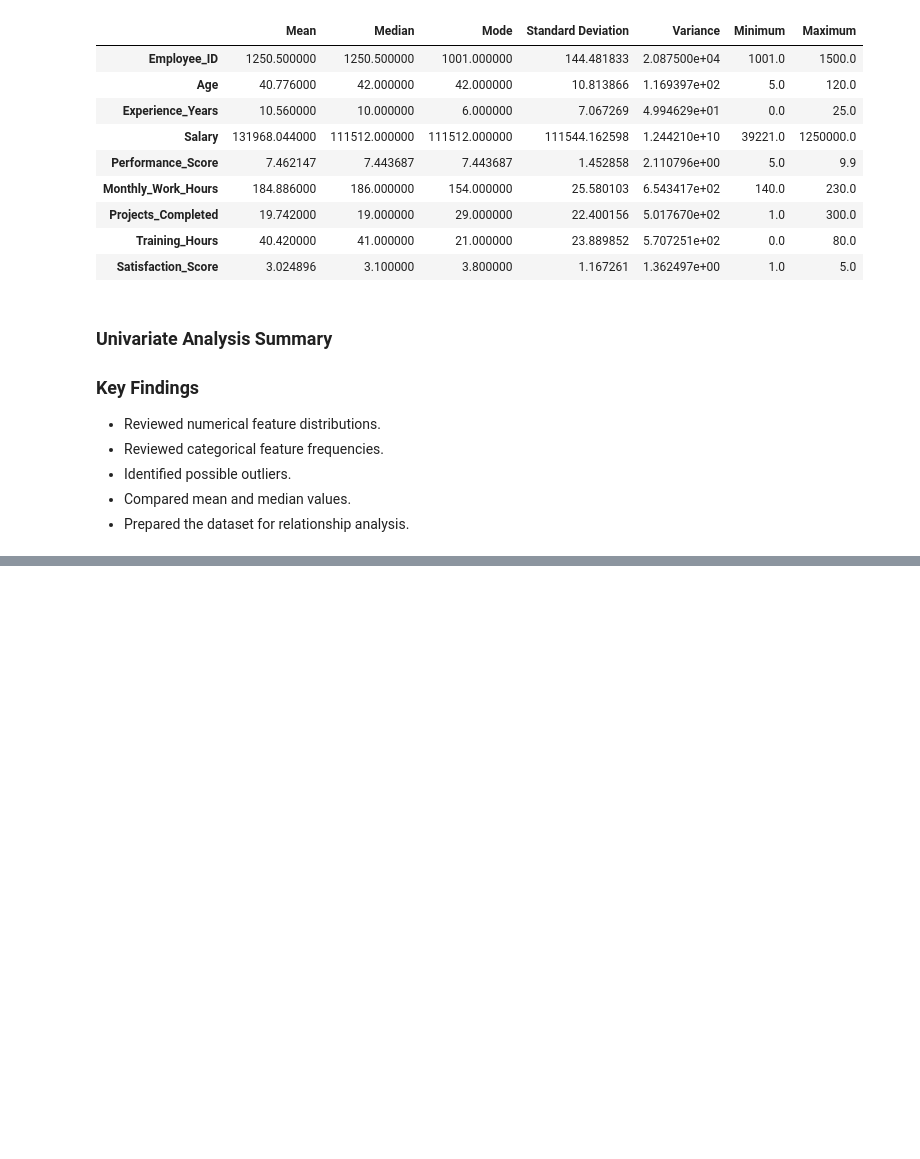
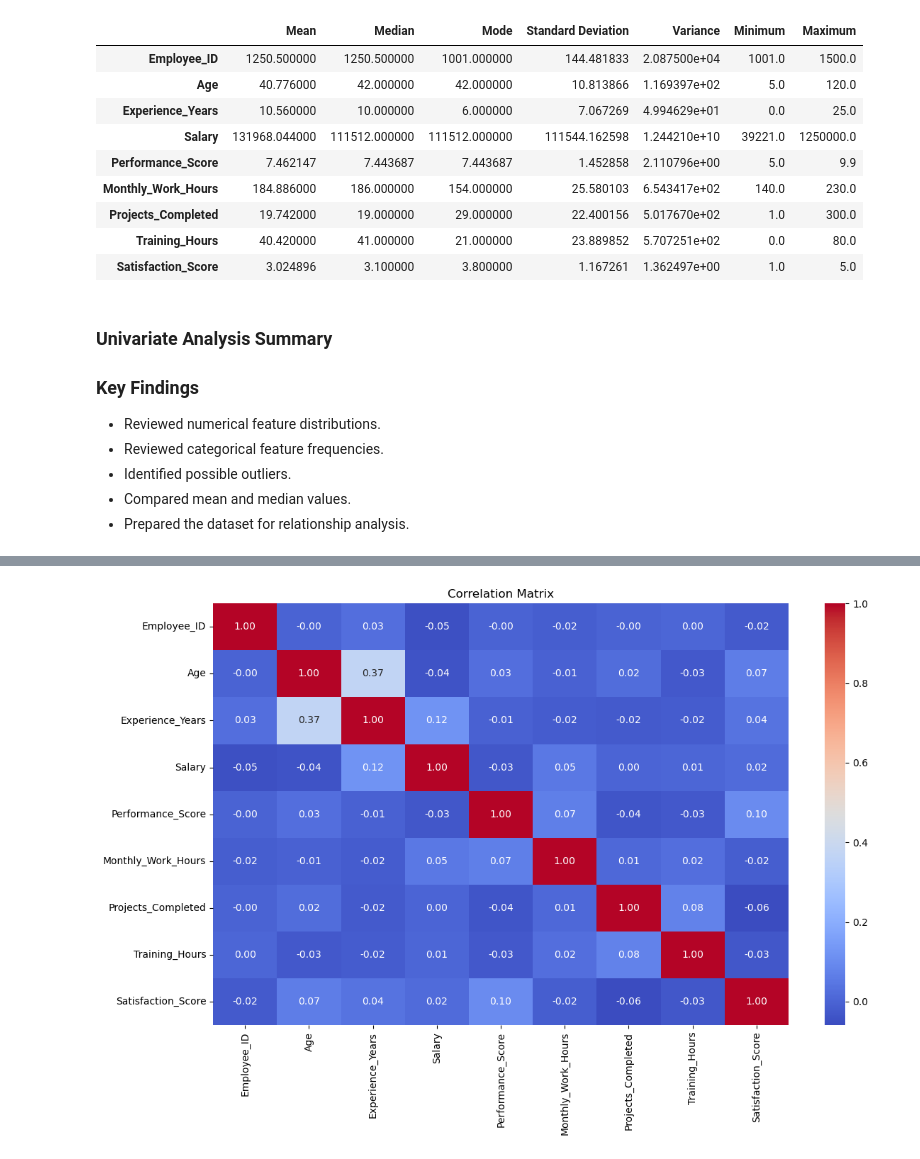
Before and after one commit to Kainatfatima0311/employee-workforce-eda, a Jupyter notebook: notebooks/employee_workforce_eda.ipynb, the cells around one changed output, grey strips where cells are left out. Saved outputs shown, nothing was run; the diff lists cells and outputs as text; code cells hidden in the pictures; blank space fills up the shorter version.

```diff
--- a/notebooks/employee_workforce_eda.ipynb
+++ b/notebooks/employee_workforce_eda.ipynb
@@ -785,0 +792,5 @@ statistics
+# %%
+# Correlation between numerical columns
+correlation_matrix = clean_df[numerical_columns].corr()
+
+correlation_matrix
@@ -785,0 +808,19 @@ statistics
+# %%
+# Correlation Heatmap
+
+plt.figure(figsize=(12, 8))
+
+sns.heatmap(
+    correlation_matrix,
+    annot=True,
+    cmap="coolwarm",
+    fmt=".2f"
+)
+
+plt.title("Correlation Matrix")
+
+plt.tight_layout()
+
+plt.show()
+# %% [output]
+[figure, added]
```
Also changed, not shown: parts of 21 cells of this notebook.
